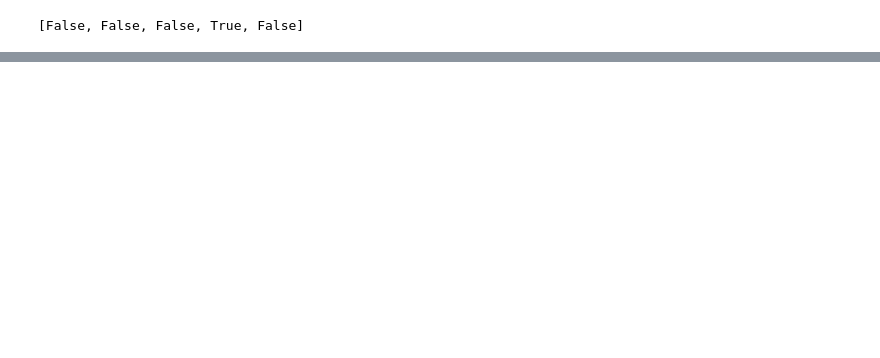
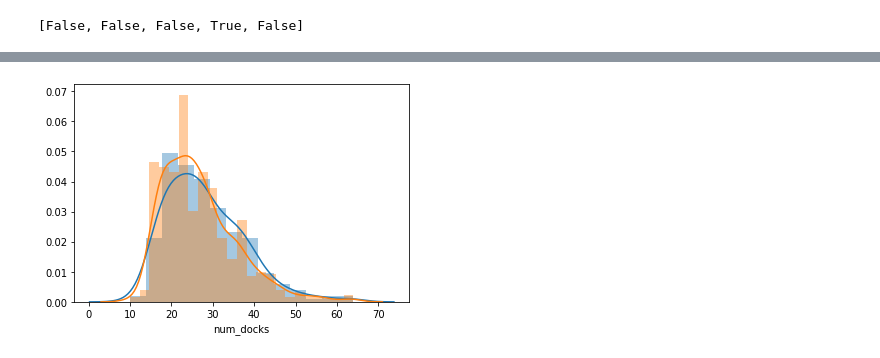
Before and after one commit to MHannan94/mod3_project, a Jupyter notebook: mo.ipynb, the cells around one changed output, grey strips where cells are left out. Cells and saved outputs as stored; diff of their text form; code cells hidden in the pictures; blank space fills up the shorter version.

```diff
--- a/mo.ipynb
+++ b/mo.ipynb
@@ -239,0 +270,8 @@ bikes_df.head()
+# %%
+def compare_dists(dataframe, subset_col, col):
+    sns.distplot(dataframe[dataframe[subset_col] == True][col])
+    sns.distplot(dataframe[col])
+# %%
+compare_dists(bikes_df, 'faulty', 'num_docks')
+# %% [output]
+[figure, added]
```
Also changed, not shown: parts of 20 cells of this notebook.
